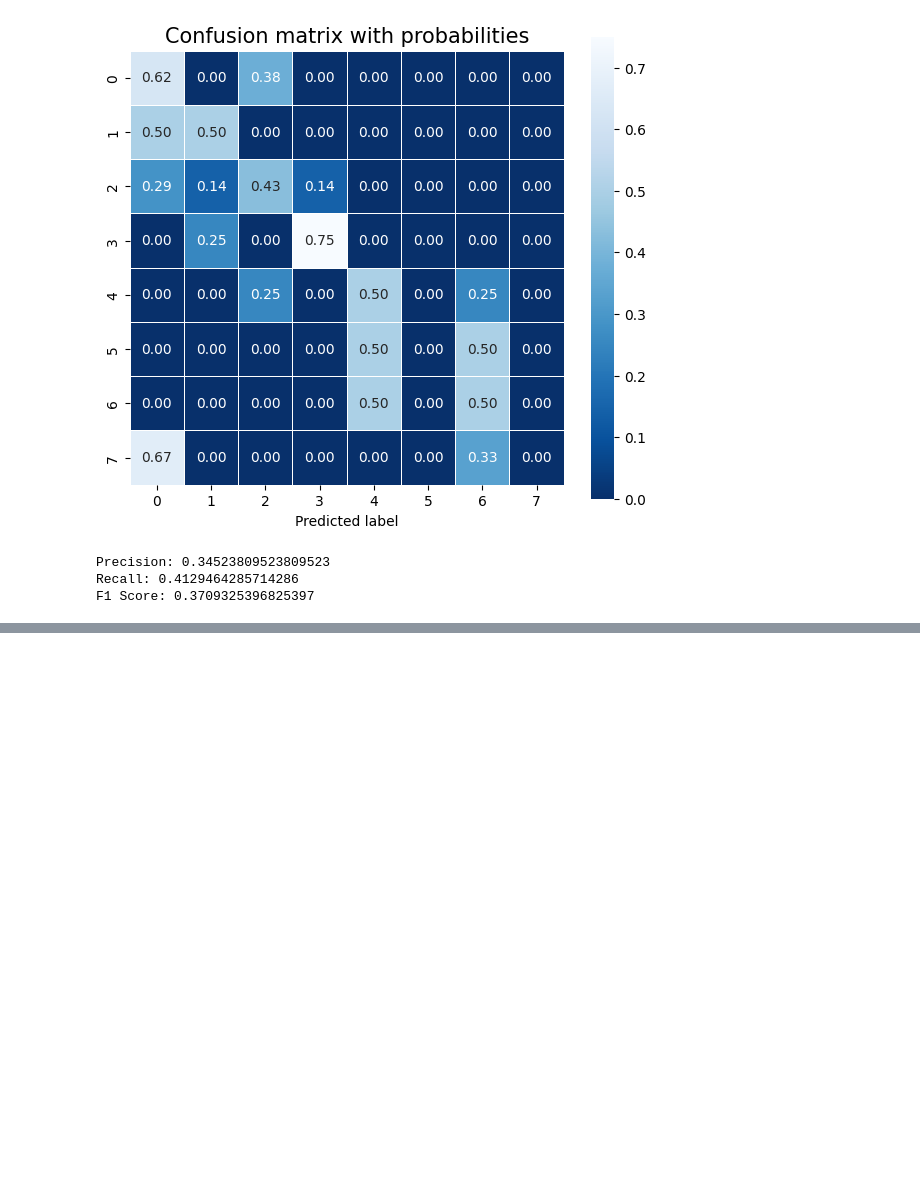
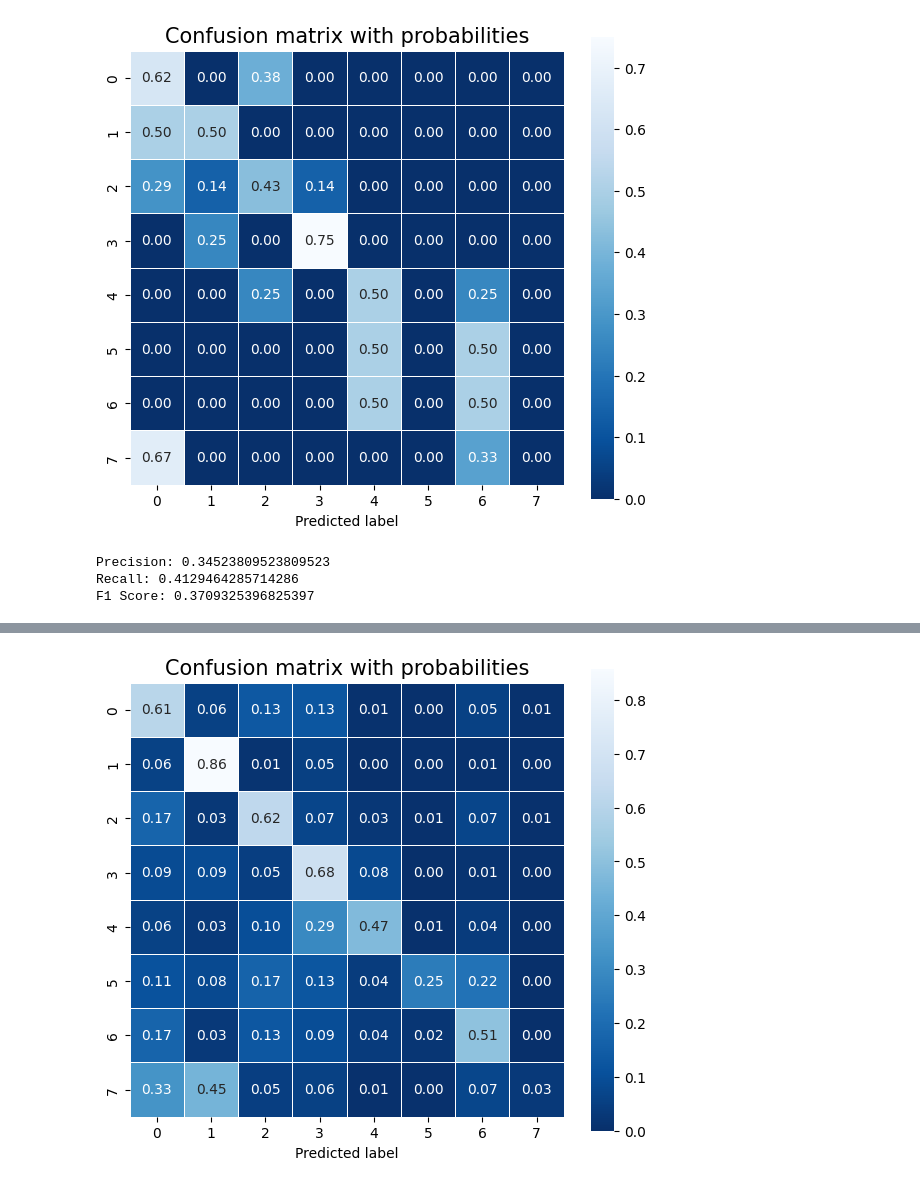
Before and after one commit to anmol-c03/Sursathi, a Jupyter notebook: affectnet_CNN.ipynb, the cells around one changed output, grey strips where cells are left out. Saved outputs shown, nothing was run; the diff lists cells and outputs as text; code cells hidden in the pictures; blank space fills up the shorter version.

Commit message:
changes in connfusion matrix

```diff
--- a/affectnet_CNN.ipynb
+++ b/affectnet_CNN.ipynb
@@ -651,3 +654,37 @@ print("F1 Score:", f1)
 Precision: 0.34523809523809523
 Recall: 0.4129464285714286
 F1 Score: 0.3709325396825397
+# %%
+import numpy as np
+from sklearn.metrics import confusion_matrix
+
+# Initialize empty arrays to store true labels and predicted labels
+true_labels_all = []
+predicted_labels_all = []
+i=0
+# Iterate over batches in the test dataset
+for batch in test_ds:
+    # Extract images and true labels from the batch
+    images, true_labels = batch
+
+    # Predict labels for the images in the batch
+    predicted_labels = model_fine.predict_on_batch(images)
+
+    predicted_labels=tf.nn.softmax(predicted_labels)
+
+    # Convert predicted labels to integer values (assuming one-hot encoding)
+    predicted_labels = np.argmax(predicted_labels, axis=1)
+
+    # Append true labels and predicted labels to the respective arrays
+    true_labels_all.extend(true_labels.numpy())
+    predicted_labels_all.extend(predicted_labels)
+
+# Convert lists to numpy arrays
+true_labels_all = np.array(true_labels_all)
+predicted_labels_all = np.array(predicted_labels_all)
+
+# Compute confusion matrix
+conf_matrix = confusion_matrix(true_labels_all, predicted_labels_all)
+
+print("Confusion Matrix:")
+print(conf_matrix)
@@ -653,0 +701,12 @@ F1 Score: 0.3709325396825397
+# %%
+conf_matrix  = conf_matrix .astype('float') / conf_matrix .sum(axis=1)[:, np.newaxis]
+# %%
+plt.figure(figsize=(7, 6))
+sns.heatmap(conf_matrix , annot=True, fmt=".2f", linewidths=.5, square = True, cmap = 'Blues_r', xticklabels=class_names, yticklabels=class_names)
+plt.xlabel('Predicted label')
+plt.title('Confusion matrix with probabilities', size = 15)
+plt.savefig('confusion_matrix.png')
+
+plt.show()
+# %% [output]
+[figure, added]
```
Also changed, not shown: parts of 21 cells of this notebook, 1 other file.
